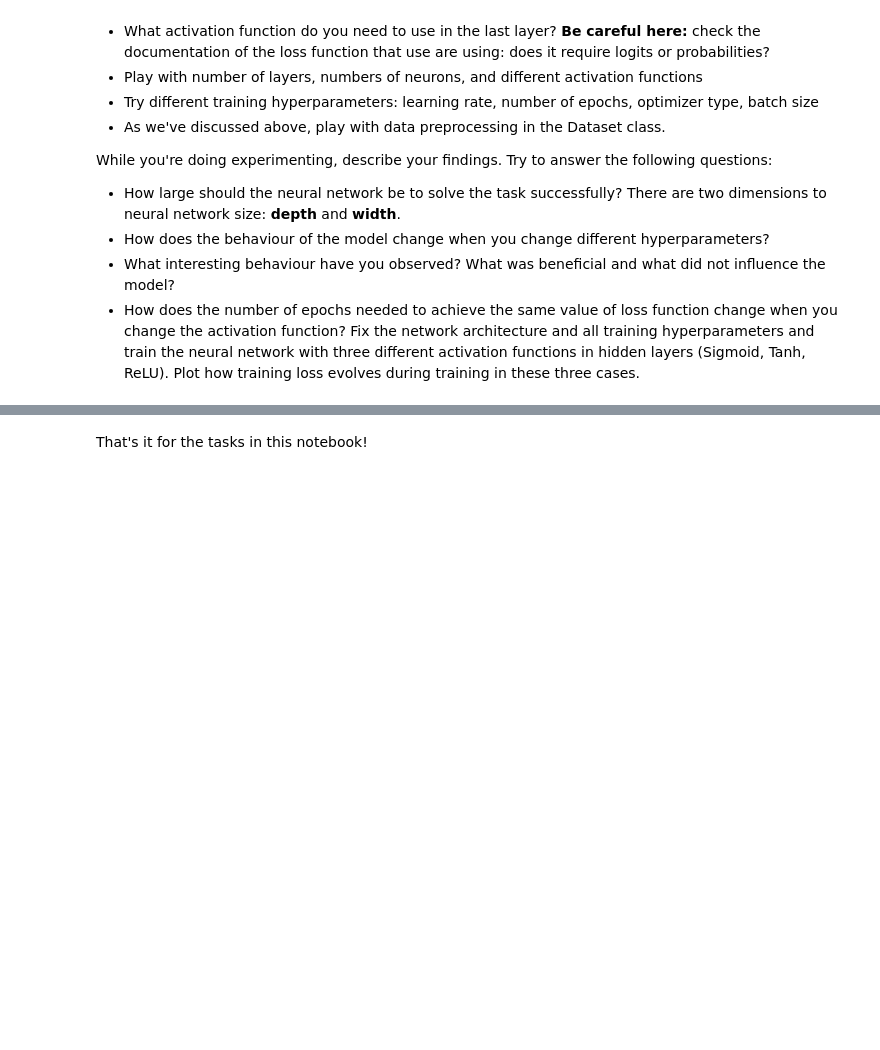
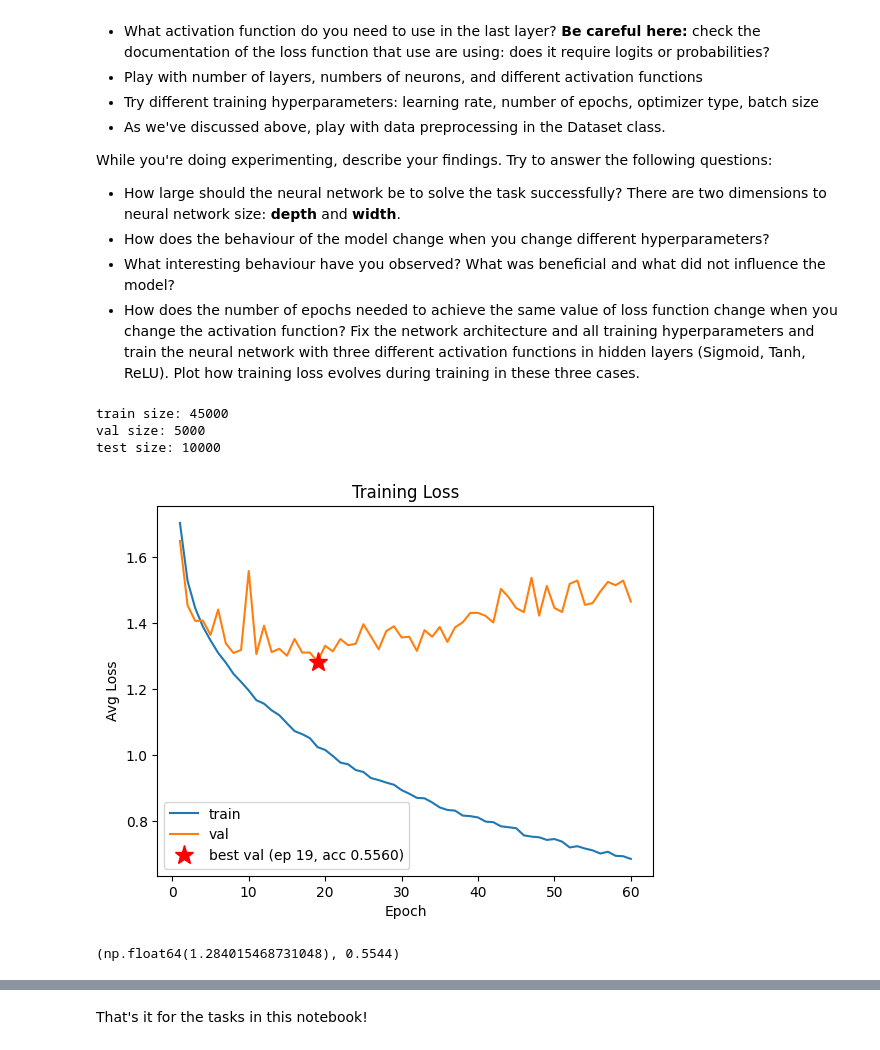
Before and after one commit to armantsaturian/nebius-ai-engineering, a Jupyter notebook: llm-architectures/hw2/homework_CIFAR10.ipynb, the cells around one changed output, grey strips where cells are left out. Drawn from its saved outputs; the diff is of its cells as text; code cells hidden in the pictures; blank space fills up the shorter version.

Commit message:
feat: add prediction viz, grayscale/augmentation/normalization/mixup experiments for CIFAR-10 MLP

```diff
--- a/llm-architectures/hw2/homework_CIFAR10.ipynb
+++ b/llm-architectures/hw2/homework_CIFAR10.ipynb
@@ -1374,7 +1363,7 @@ from sklearn.model_selection import train_test_split
 import copy
 
 
-def train(model, train_loader, criterion, optimizer, num_epoch, val_loader=None, patience=None, silent=False):
+def train(model, train_loader, criterion, optimizer, num_epoch, val_loader=None, patience=None, silent=False, scheduler=None):
     train_losses = []
     val_losses = []
     val_accs = []
@@ -1397,6 +1386,8 @@ def train(model, train_loader, criterion, optimizer, num_epoch, val_loader=None,
             optimizer.step()
             avg_loss += (loss.item() - avg_loss) / i
 
+        if scheduler:
+            scheduler.step()
         train_losses.append(avg_loss)
 
         # validation
@@ -1544,0 +1534,48 @@ While you're doing experimenting, describe your findings. Try to answer the foll
+# %%
+from sklearn.model_selection import train_test_split
+
+# stratified split of the original CIFAR-10 training data into train/val
+train_data_34, val_data_34 = train_test_split(
+    train_data,
+    test_size=0.1,
+    random_state=42,
+    stratify=train_data["label"].values,
+)
+
+train_data_34 = train_data_34.reset_index(drop=True)
+val_data_34 = val_data_34.reset_index(drop=True)
+test_data_34 = test_data.reset_index(drop=True)
+
+# datasets
+cifar_train_dataset_34 = CIFAR10Dataset(train_data_34)
+cifar_val_dataset_34 = CIFAR10Dataset(val_data_34)
+cifar_test_dataset_34 = CIFAR10Dataset(test_data_34)
+
+# dataloaders
+train_loader_34 = torch.utils.data.DataLoader(cifar_train_dataset_34, batch_size=64, shuffle=True)
+val_loader_34 = torch.utils.data.DataLoader(cifar_val_dataset_34, batch_size=64, shuffle=False)
+test_loader_34 = torch.utils.data.DataLoader(cifar_test_dataset_34, batch_size=64, shuffle=False)
+
+print('train size:', len(train_data_34))
+print('val size:', len(val_data_34))
+print('test size:', len(test_data_34))
+# %% [output]
+train size: 45000
+val size: 5000
+test size: 10000
+# %%
+net34 = Net(input_dim=32*32*3, linear_blocks=[256, 128], dropout=0.2)
+
+# loss function
+criterion = nn.CrossEntropyLoss()
+# optimizer
+optimizer = torch.optim.Adam(net34.parameters())
+
+# run training
+NN = train(net34, train_loader_34, criterion, optimizer, 60, val_loader=val_loader_34)
+# %% [output]
+[figure, added]
+# %%
+evaluate(NN, test_loader_34, criterion)
+# %% [output]
+(np.float64(1.284015468731048), 0.5544)
```
Also changed, not shown: parts of 27 cells of this notebook.
